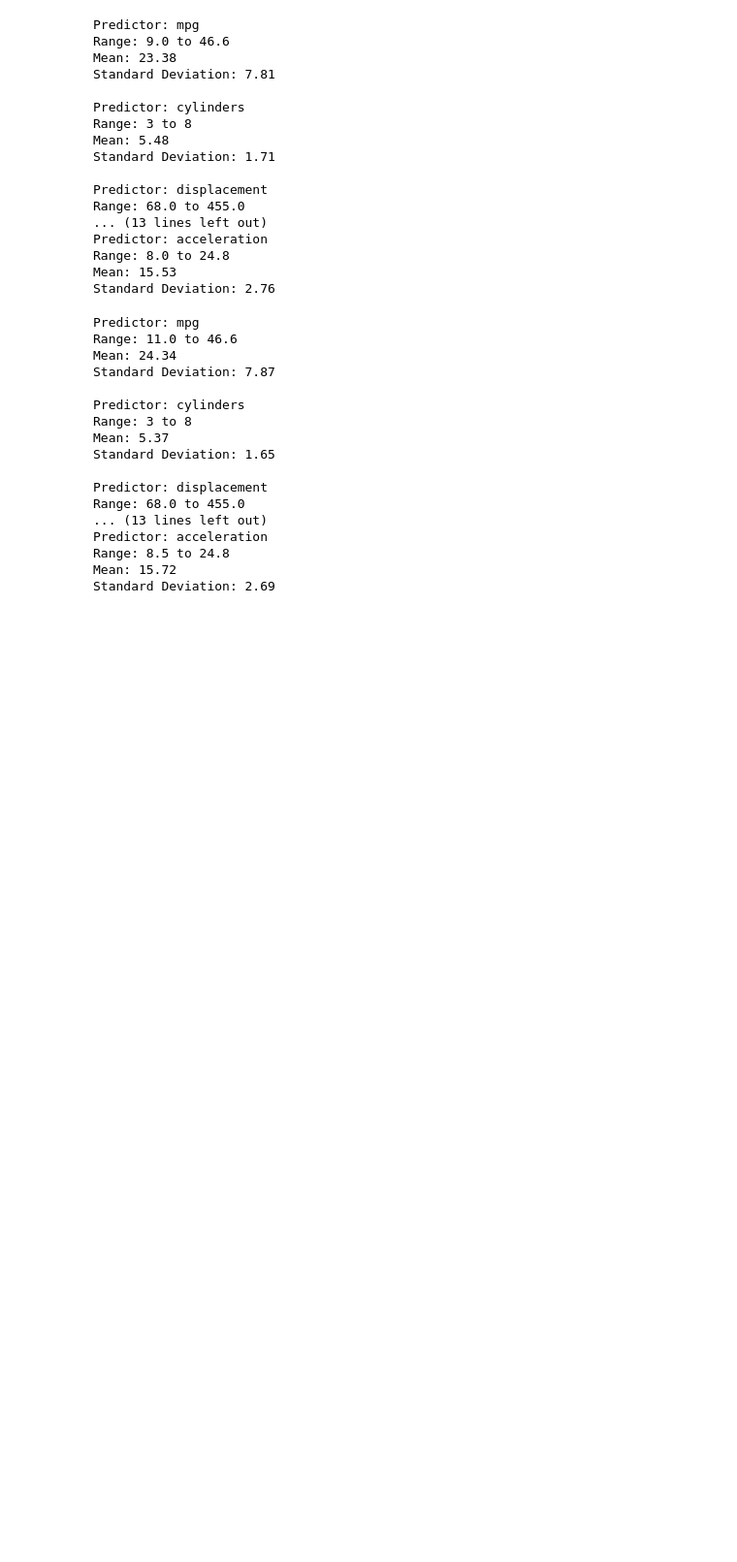
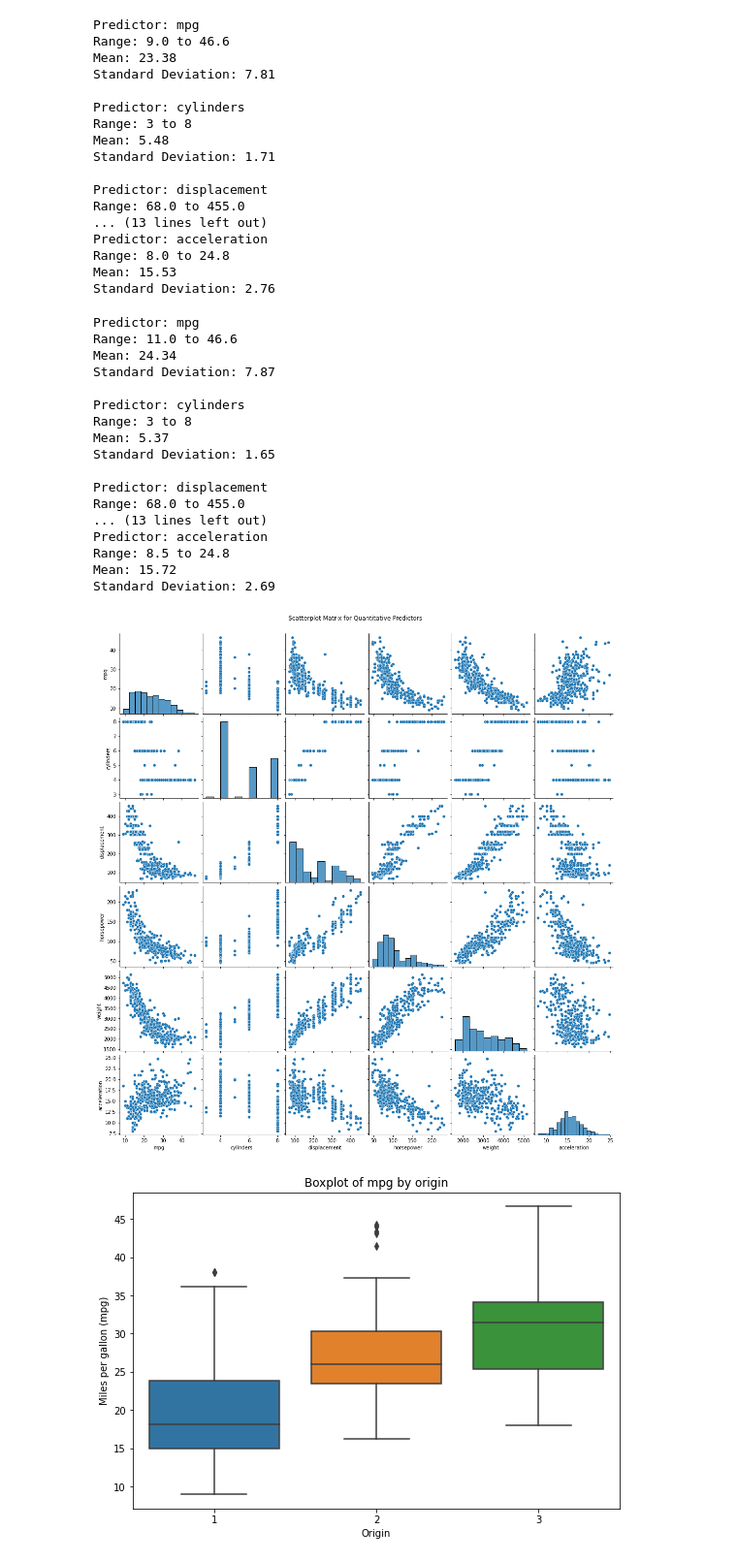
Before and after one commit to moleh13/EC48E, a Jupyter notebook: hw2/EC48E_PS2.ipynb, the cells around one changed output. Shown at 97% size. Cells and saved outputs as stored; diff of their text form; code cells hidden in the pictures; blank space fills up the shorter version.

```diff
--- a/hw2/EC48E_PS2.ipynb
+++ b/hw2/EC48E_PS2.ipynb
@@ -218,3 +218,27 @@ Predictor: acceleration
 Range: 8.5 to 24.8
 Mean: 15.72
 Standard Deviation: 2.69
+# %%
+# Scatterplot matrix for quantitative predictors
+sns.pairplot(auto[quantitative_predictors])
+plt.suptitle('Scatterplot Matrix for Quantitative Predictors', y=1.02)
+plt.show()
+
+# Boxplot for qualitative predictor 'origin' vs. quantitative predictor 'mpg'
+plt.figure(figsize=(12*0.75, 8*0.75))
+sns.boxplot(x='origin', y='mpg', data=auto)
+plt.title('Boxplot of mpg by origin')
+plt.xlabel('Origin')
+plt.ylabel('Miles per gallon (mpg)')
+plt.show()
+
+# Boxplot for qualitative predictor 'model year' vs. quantitative predictor 'mpg'
+plt.figure(figsize=(12*0.75, 8*0.75))
+sns.boxplot(x='year', y='mpg', data=auto)
+plt.title('Boxplot of mpg by model year')
+plt.xlabel('Model Year')
+plt.ylabel('Miles per gallon (mpg)')
+plt.show()
+# %% [output]
+[figure, added]
+[figure, added]
```
Also changed, not shown: parts of 2 cells of this notebook.
